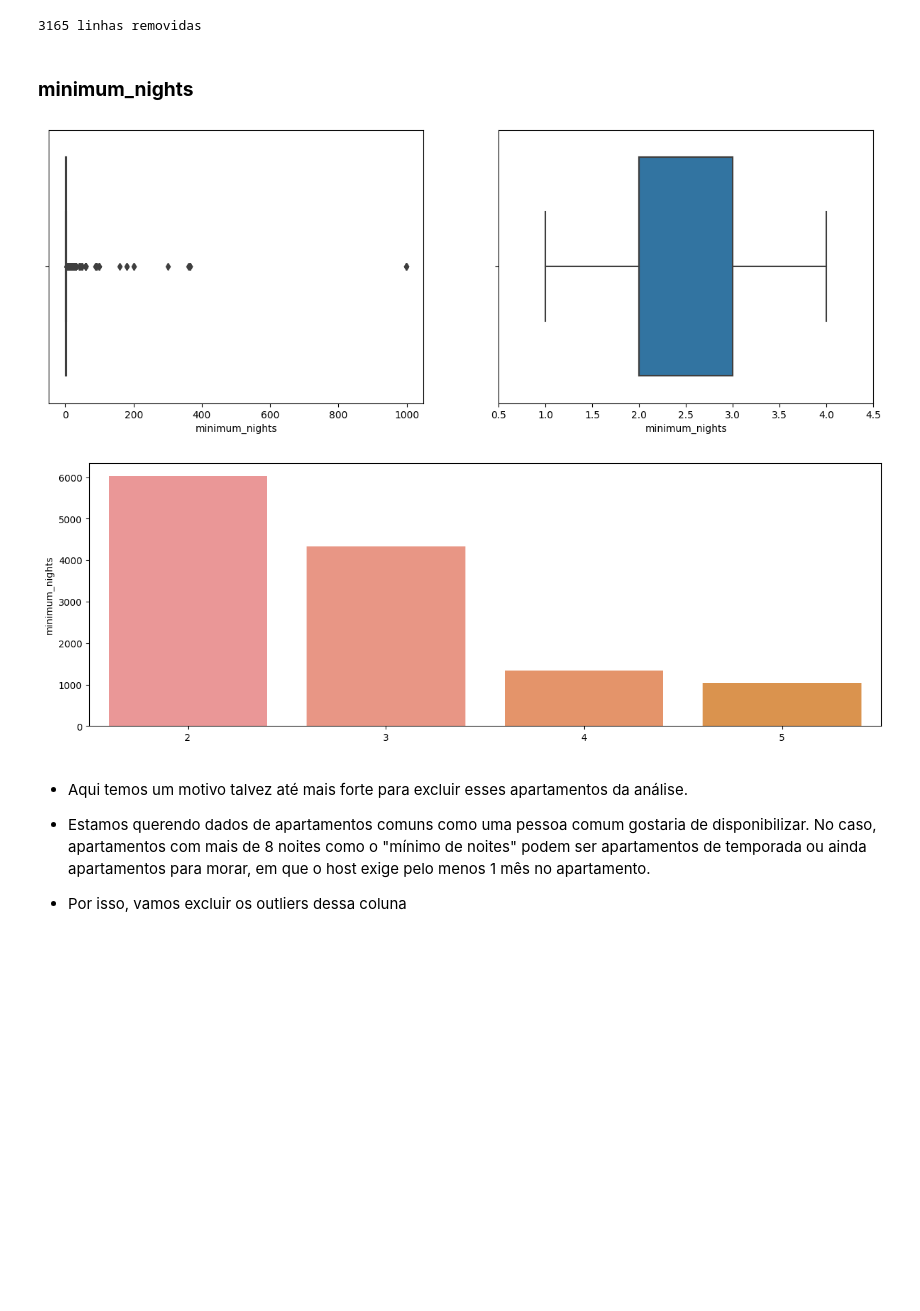
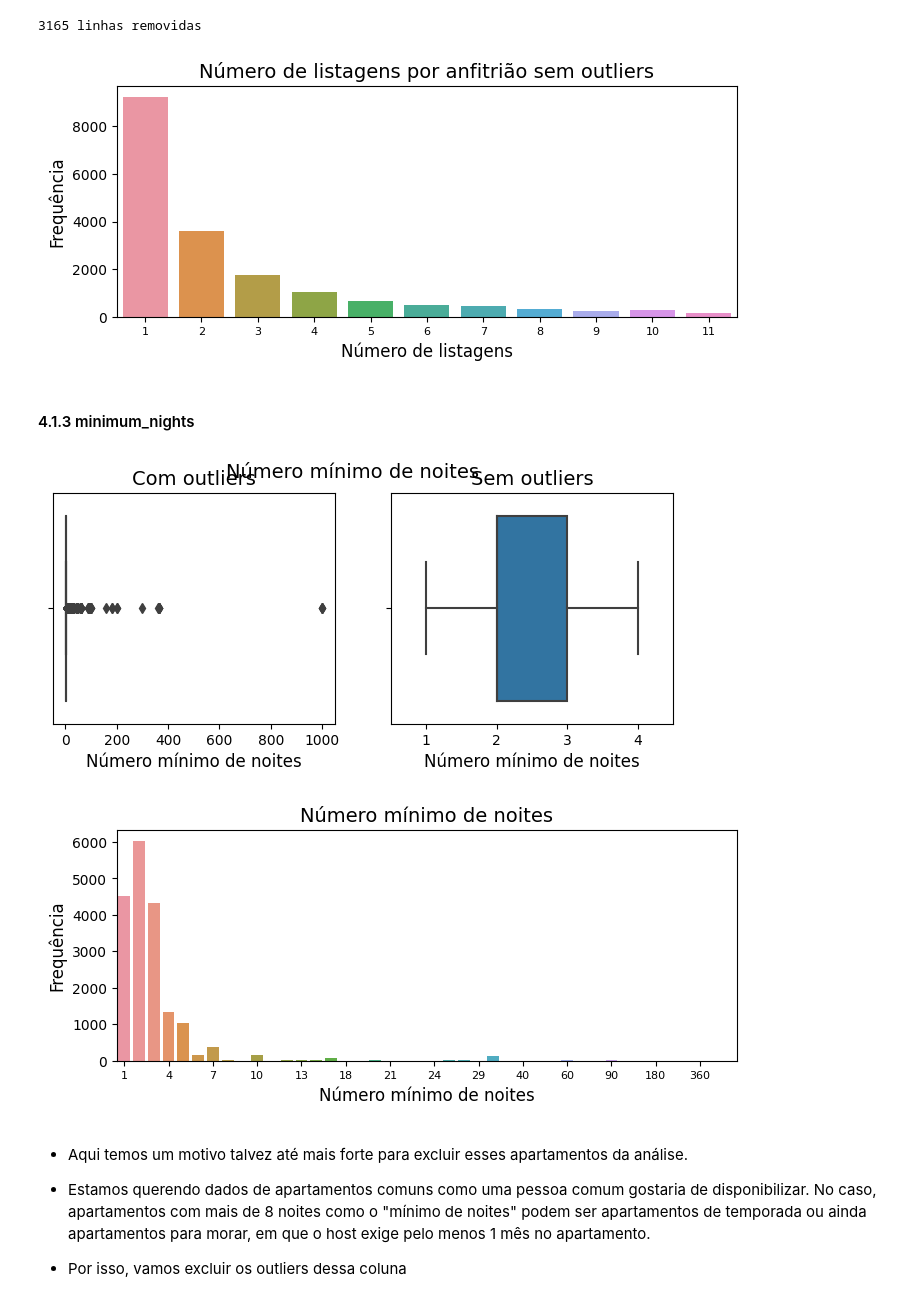
Before and after one commit to rreschke/temp-ciencia-de-dados-proj-1, a Jupyter notebook: Projeto_S1.ipynb, the cells around one changed output. Saved outputs shown, nothing was run; the diff lists cells and outputs as text; code cells hidden in the pictures; blank space fills up the shorter version.

```diff
--- a/Projeto_S1.ipynb
+++ b/Projeto_S1.ipynb
@@ -358,14 +356,18 @@ df_airbnb_listagens, linhas_removidas = excluir_outliers(df_airbnb_listagens, 'c
 print('{} linhas removidas'.format(linhas_removidas))
 # %% [output]
 3165 linhas removidas
+# %%
+grafico_barra(df_airbnb_listagens['calculated_host_listings_count'], 'Número de listagens por anfitrião sem outliers', 'Número de listagens', 'Frequência', 12, 14, 8)
+# %% [output]
+[figure, added]
 # %% [markdown]
-### **minimum_nights**
+#### 4.1.3 minimum_nights
-# %%
-diagrama_caixa(df_airbnb_listagens['minimum_nights'])
-grafico_barra(df_airbnb_listagens['minimum_nights'])
-# %% [output]
-[figure, removed]
-[figure, removed]
+# %%
+diagrama_caixa(df_airbnb_listagens['minimum_nights'], 'Número mínimo de noites', 'Número mínimo de noites', 12, 14)
+grafico_barra(df_airbnb_listagens['minimum_nights'], 'Número mínimo de noites', 'Número mínimo de noites', 'Frequência', 12, 14, 8)
+# %% [output]
+[figure, added]
+[figure, added]
 # %% [markdown]
 - Aqui temos um motivo talvez até mais forte para excluir esses apartamentos da análise.
 
```
Also changed, not shown: parts of 117 cells of this notebook.
